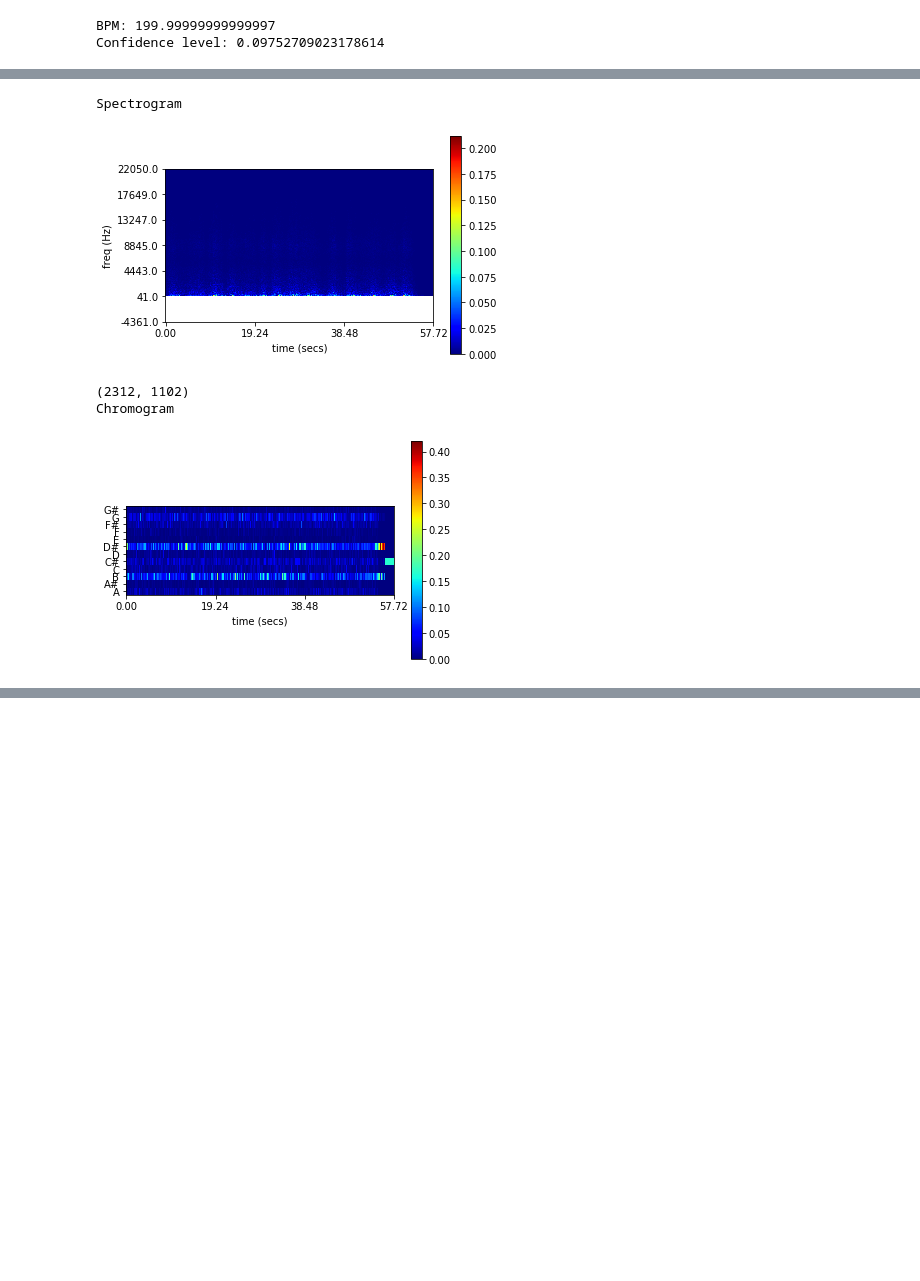
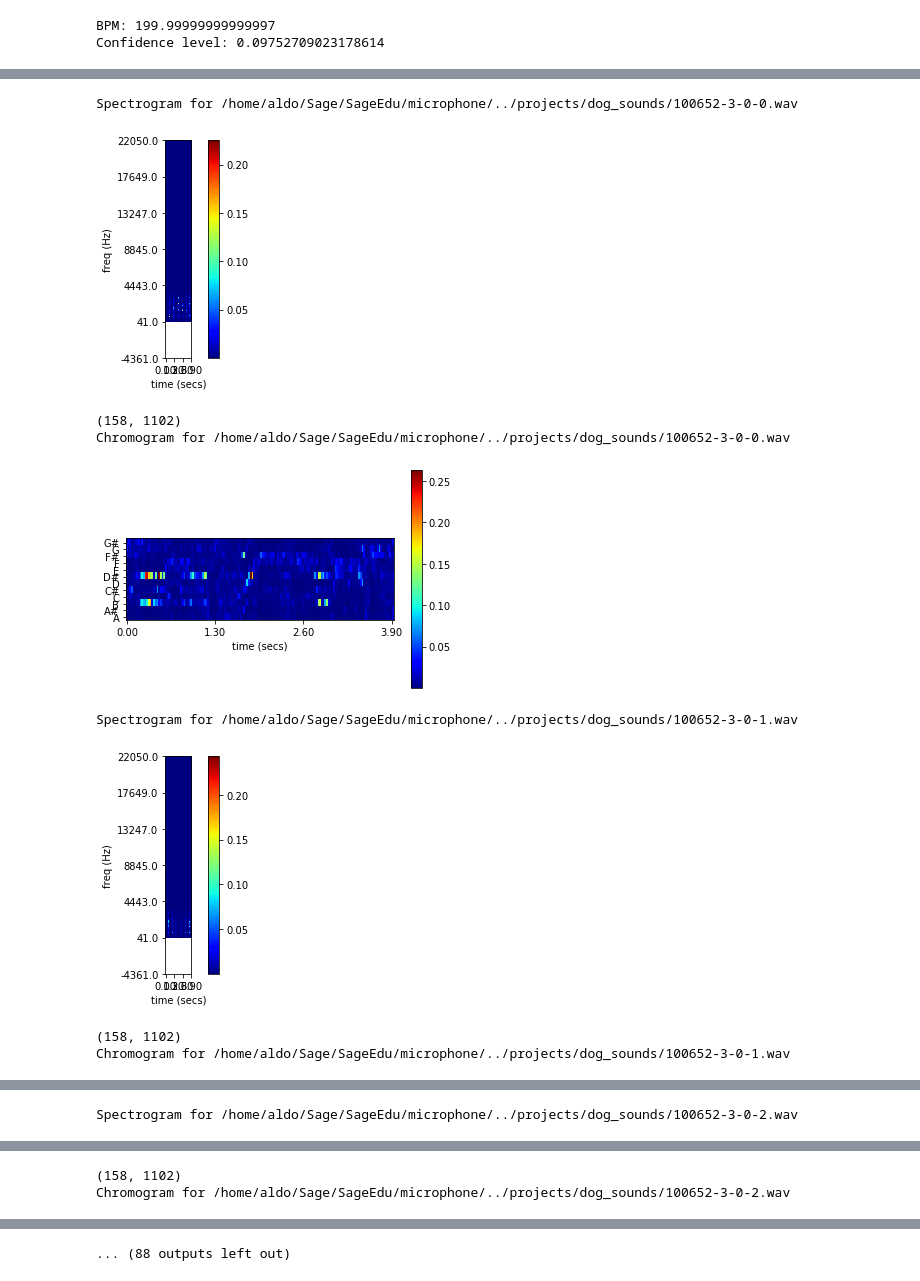
Before and after one commit to ddiLab/SageEdu, a Jupyter notebook: microphone/pyAudioAnalysis Instructions.ipynb, the cells around one changed output, grey strips where cells are left out. Saved outputs shown, nothing was run; the diff lists cells and outputs as text; code cells hidden in the pictures; blank space fills up the shorter version.

Commit message:
Uploaded pyAudioAnalysis instructions

```diff
--- a/microphone/Audio Analysis.ipynb
+++ b/microphone/pyAudioAnalysis Instructions.ipynb
@@ -132,15 +134,42 @@ from pyAudioAnalysis import ShortTermFeatures as STF
+# %%
+"""
+helper function to locate the readable AudioSample files within a directory,
+ignoring the hidden files that cause errors
+"""
+def readable_files(folder):
+    length = len(folder)
+    locs = []
+    for x in range(length - 1):
+        if not str(folder.files[x].stem).startswith('.'):
+            locs.append(x)
+
+    return locs
 # %%
-samplerate, data = ABIO.read_audio_file("waves.wav")
-data = ABIO.stereo_to_mono(data) # again, transforms stereo signal to a mono signal and is necessary
+dogSoundsDir = "../projects/dog_sounds"
 
-print("Spectrogram")
-specgram, time_axis, freq_axis = STF.spectrogram(data, samplerate, 0.05*samplerate, 0.025*samplerate, True, True)
+dataset = AudioFolder(dogSoundsDir) # extracting files
+locs = readable_files(dataset) # computes readable files, ignoring hidden files
 
-print("Chromogram")
-chromogram, time_axis_c, freq_axis_c = STF.chromagram(data, samplerate, 0.05*samplerate, 0.025*samplerate, True, True)
+for x in locs:
+    sample = dataset[x]
+    data = sample.data
+    data = ABIO.stereo_to_mono(sample.data) # signal conversion
+    samplerate = sample.samplerate
+    file = dataset.files[x]
+
+    # visuals
+    print("Spectrogram for", file)
+    specgram, time_axis, freq_axis = STF.spectrogram(data, samplerate, 0.05*samplerate, 0.025*samplerate, True, True)
+
+    print("Chromogram for", file)
+    chromogram, time_axis_c, freq_axis_c = STF.chromagram(data, samplerate, 0.05*samplerate, 0.025*samplerate, True, True)
 # %% [output]
-Spectrogram
+Spectrogram for /home/aldo/Sage/SageEdu/microphone/../projects/dog_sounds/100652-3-0-0.wav
-[figure, old version]
+[figure, new version]
-(2312, 1102)
-Chromogram
+(158, 1102)
+Chromogram for /home/aldo/Sage/SageEdu/microphone/../projects/dog_sounds/100652-3-0-0.wav
-[figure, old version]
+[figure, new version]
+Spectrogram for /home/aldo/Sage/SageEdu/microphone/../projects/dog_sounds/100652-3-0-1.wav
+[figure, added]
+(158, 1102)
+Chromogram for /home/aldo/Sage/SageEdu/microphone/../projects/dog_sounds/100652-3-0-1.wav
@@ -146,0 +177 @@ Chromogram
+Spectrogram for /home/aldo/Sage/SageEdu/microphone/../projects/dog_sounds/100652-3-0-2.wav
@@ -146,0 +179,2 @@ Chromogram
+(158, 1102)
+Chromogram for /home/aldo/Sage/SageEdu/microphone/../projects/dog_sounds/100652-3-0-2.wav
@@ -146,0 +182 @@ Chromogram
+... (88 outputs left out)
```
Also changed, not shown: parts of 12 cells of this notebook.
